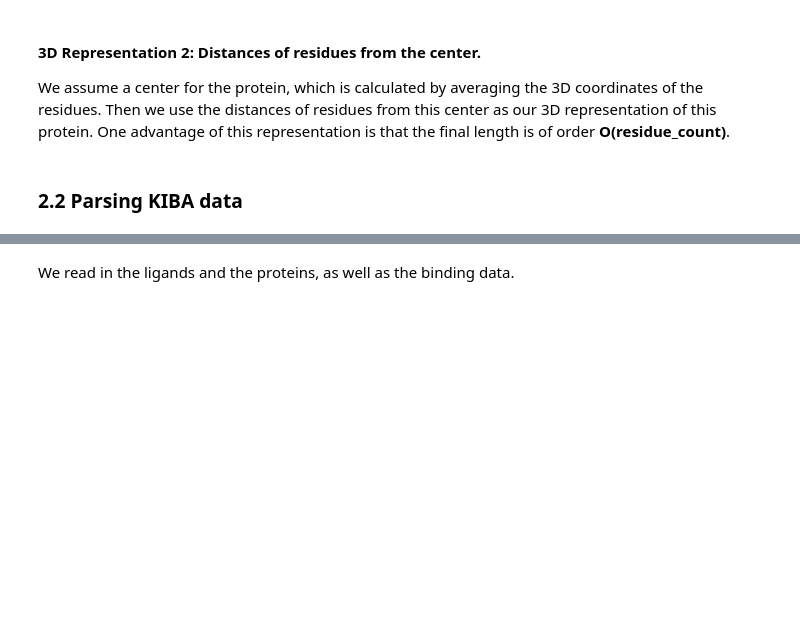
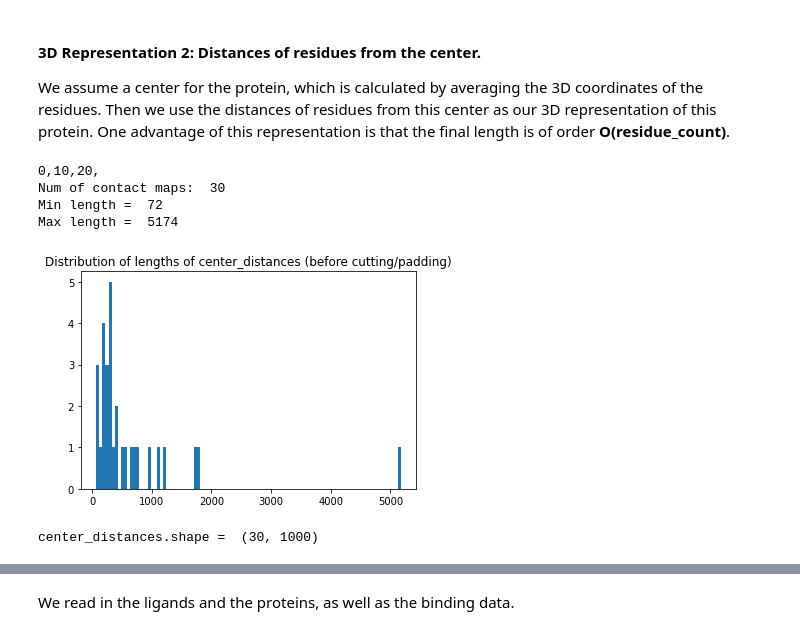
Before and after one commit to XiaominLi1998/AM216-FinalProject, a Jupyter notebook: May7_Confirmed_Final_Drug_Binding_Project.ipynb, the cells around one changed output, grey strips where cells are left out. Drawn from its saved outputs; the diff is of its cells as text; code cells hidden in the pictures; blank space fills up the shorter version.

```diff
--- a/May7_Confirmed_Final_Drug_Binding_Project.ipynb
+++ b/May7_Confirmed_Final_Drug_Binding_Project.ipynb
@@ -249,5 +266,5 @@ def get_protein_contact_map(proteinName, shrinking_ratio=20):
 # %%
-def foo(proteinName):
+def foo1(proteinName):
   all_chains=MMTFParser.get_structure_from_url(proteinName)[0]
   CA_coord_list = []
   for idx_chain, chain in enumerate(all_chains):
@@ -255,11 +272,14 @@ def foo(proteinName):
       if 'CA' in residue:
         CA_coord_list.append(residue['CA'].coord)
 
-  return
+  return CA_coord_list
 
-for i in range(len(pdb_proteinName)):
-  foo(pdb_proteinName[i])
 
+t_start = time.time()
+for i in range(50):
+  foo1(pdb_proteinName[i])
   if i %10==0:
     print(i, end=",")
+
+t_end = time.time(); print("----Elasped: %f seconds" % (t_end - t_start));
 # %% [output]
@@ -329,13 +441,25 @@ d1 = get_center_distances(pdb_proteinName[1], printInfo=True)
 # %%
 # Get contact maps for all proteins:
 
-SHRINKING_RATIO = 20 #after exploring, 20 is a good SHRINKING_RATIO to shrink the contact maps into reasonable lengths
-distances = []
+center_distances = []
 lens = []
-for i in range(len(pdb_proteinName)):
-  d = get_center_distances(pdb_proteinName[i])
-  distances.append(d)
+for i in range(len(pdb_proteinName_medium)):
+  d = get_center_distances(pdb_proteinName_medium[i])
+  center_distances.append(d)
   lens.append(len(d))
 
   if i %10==0:
     print(i, end=",")
+
+
+print("\nNum of contact maps: ", len(center_distances))
+print("Min length = ", np.min(lens))
+print("Max length = ", np.max(lens))
+plt.hist(lens, bins=100);
+plt.title("Distribution of lengths of center_distances (before cutting/padding)");
+# %% [output]
+0,10,20,
+Num of contact maps:  30
+Min length =  72
+Max length =  5174
+[figure, added]
@@ -344,5 +466,8 @@ print(np.min(lens), np.max(lens))
 # %%
-# Now do cutting/padding on the data so they have equal length:
-#TODO: use the code from miniproject (how they got 1000-long vector for proteins)
+#Cutting/Padding: use the code from miniproject (how they got 1000-long vector for proteins)
+CENTER_DISTANCE_LENGTH=1000
+
+center_distances = np.array([cut_or_pad(d, CENTER_DISTANCE_LENGTH) for d in center_distances])
+print("center_distances.shape = ", center_distances.shape)
+# %% [output]
+center_distances.shape =  (30, 1000)
-# %% [markdown]
-### 2.2 Parsing KIBA data
```
Also changed, not shown: parts of 23 cells of this notebook.
